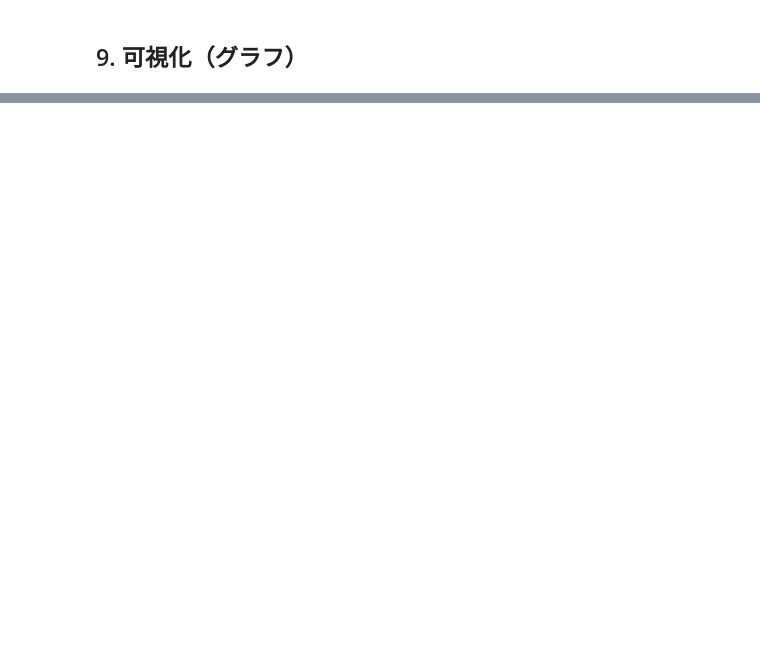
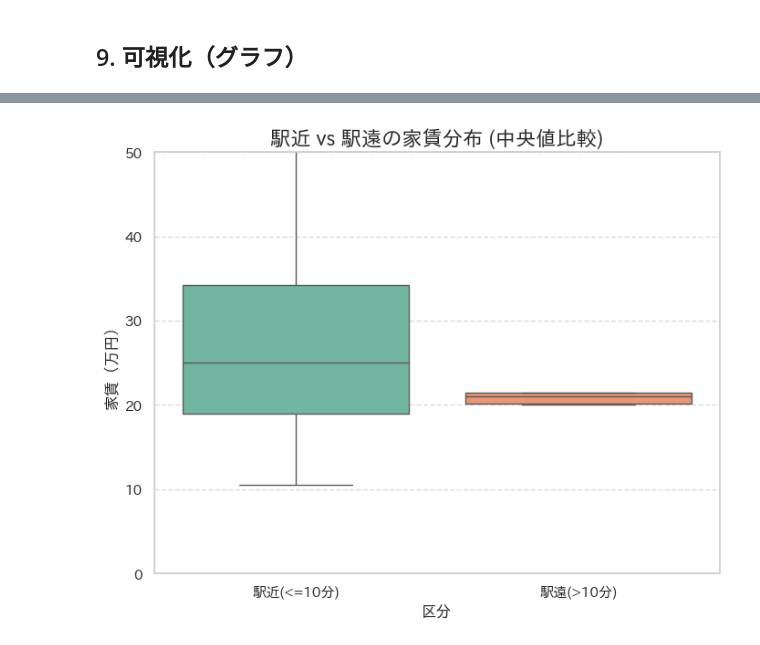
Before and after one commit to rippu-honwan/DSPROG2_2025, a Jupyter notebook: 課題/最終課題/課題.ipynb, the cells around one changed output, grey strips where cells are left out. Cells and saved outputs as stored; diff of their text form; code cells hidden in the pictures; blank space fills up the shorter version.

```diff
--- a/課題/最終課題/課題.ipynb
+++ b/課題/最終課題/課題.ipynb
@@ -275,0 +256,13 @@ Passing `palette` without assigning `hue` is deprecated and will be removed in v
+# %%
+# 2. 箱ひげ図：駅近 vs 駅遠
+df['distance_group'] = df['station_distance'].apply(lambda x: '駅近(<=10分)' if x <= 10 else '駅遠(>10分)')
+plt.figure(figsize=(8, 6))
+sns.boxplot(data=df, x='distance_group', y='rent', hue='distance_group', palette='Set2', showfliers=False, legend=False)
+plt.title('駅近 vs 駅遠の家賃分布 (中央値比較)', fontsize=16)
+plt.xlabel('区分', fontsize=12)
+plt.ylabel('家賃（万円）', fontsize=12)
+plt.ylim(0, 50)
+plt.grid(axis='y', linestyle='--', alpha=0.7)
+plt.show()
+# %% [output]
+[figure, added]
```
Also changed, not shown: parts of 11 cells of this notebook, 2 other files.
